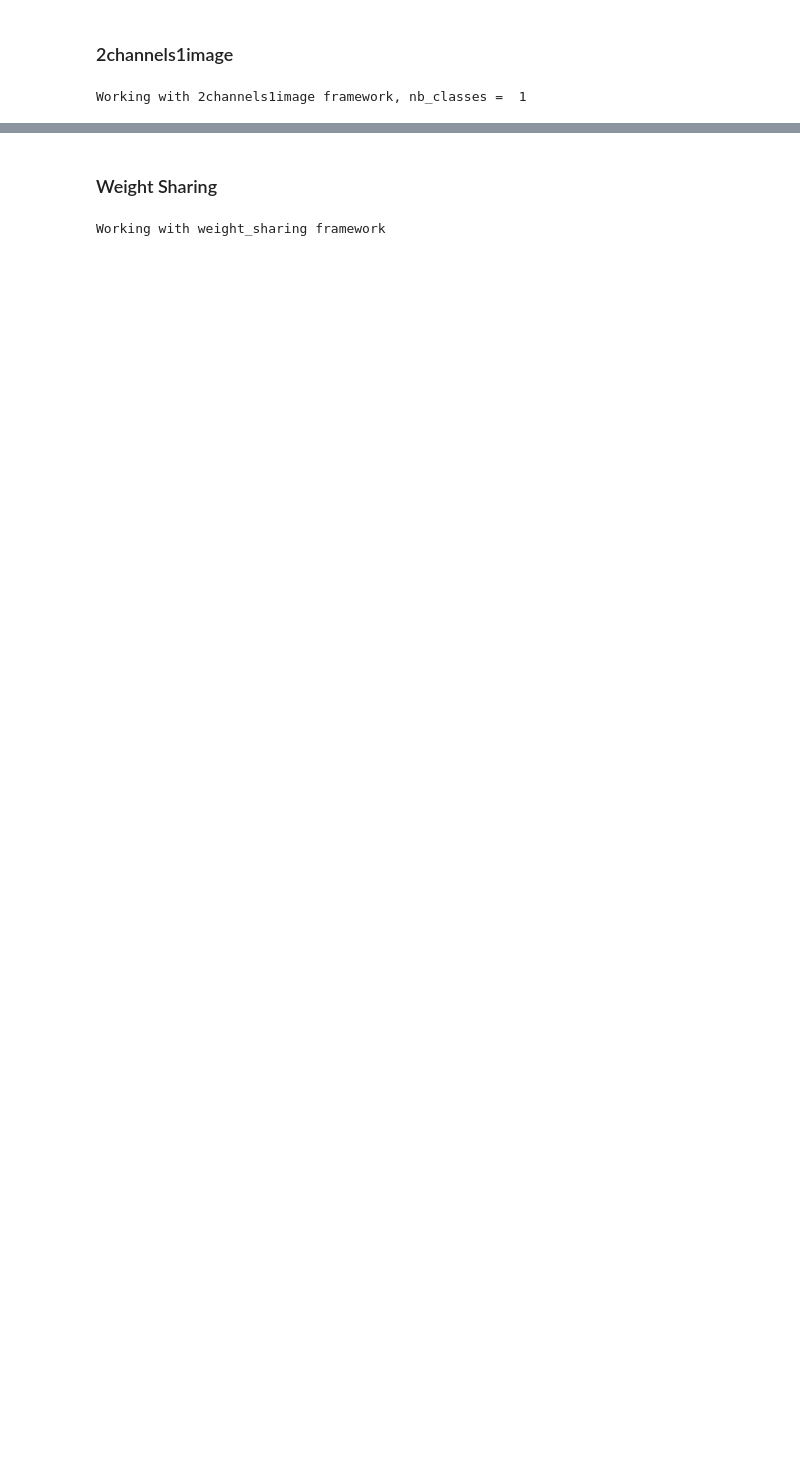
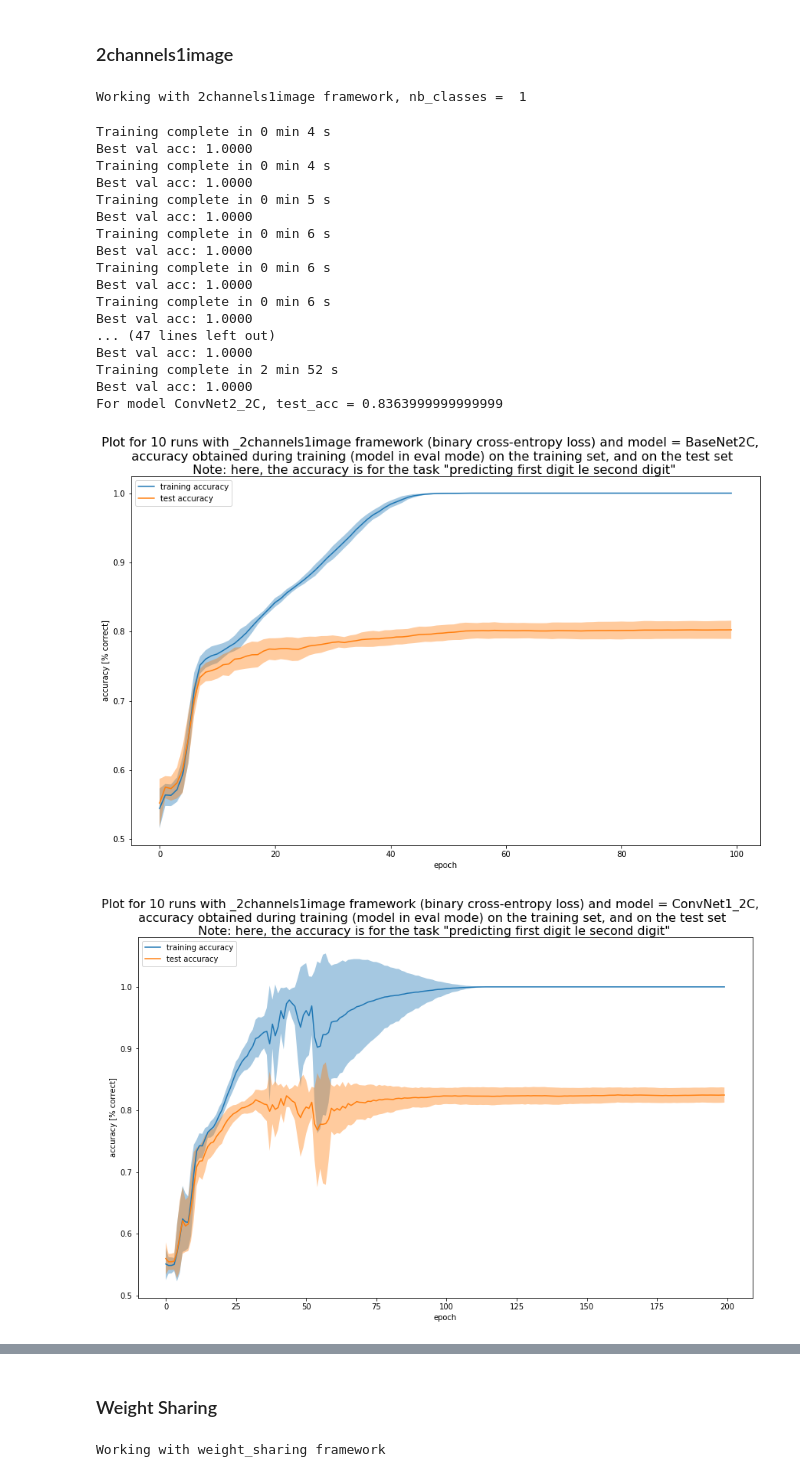
Before and after one commit to ClaireCp/ee559_p1, a Jupyter notebook: main.ipynb, the cells around one changed output, grey strips where cells are left out. Drawn from its saved outputs; the diff is of its cells as text; code cells hidden in the pictures; blank space fills up the shorter version.

```diff
--- a/main.ipynb
+++ b/main.ipynb
@@ -88,7 +88,28 @@ Working with 2channels1image framework, nb_classes =  1
 # %%
 model2C_list = [BaseNet2C(), ConvNet1_2C(), ConvNet2_2C()]
 nb_epochs_list = [100, 200, 150]
 for (nb_epochs, model_2C) in zip(nb_epochs_list, model2C_list):
     test_results_2C = multiple_training_runs_fn(model_2C, train_model_2C, test_model_2C, title_2C, nb_runs, lr,
-                                                mini_batch_size, nb_epochs, verbose=True)
+                                                mini_batch_size, nb_epochs, verbose=False)
     write_to_csv('2channels1image.csv', model_2C, test_results_2C, lr, nb_epochs)
+    print("For model {}, test_acc = {}".format(model_2C.name, test_results_2C[4]))
+# %% [output]
+Training complete in 0 min 4 s
+Best val acc: 1.0000
+Training complete in 0 min 4 s
+Best val acc: 1.0000
+Training complete in 0 min 5 s
+Best val acc: 1.0000
+Training complete in 0 min 6 s
+Best val acc: 1.0000
+Training complete in 0 min 6 s
+Best val acc: 1.0000
+Training complete in 0 min 6 s
+Best val acc: 1.0000
+... (47 lines left out)
+Best val acc: 1.0000
+Training complete in 2 min 52 s
+Best val acc: 1.0000
+For model ConvNet2_2C, test_acc = 0.8363999999999999
+[figure, added]
+[figure, added]
```
Also changed, not shown: parts of 11 cells of this notebook, 8 other files.
